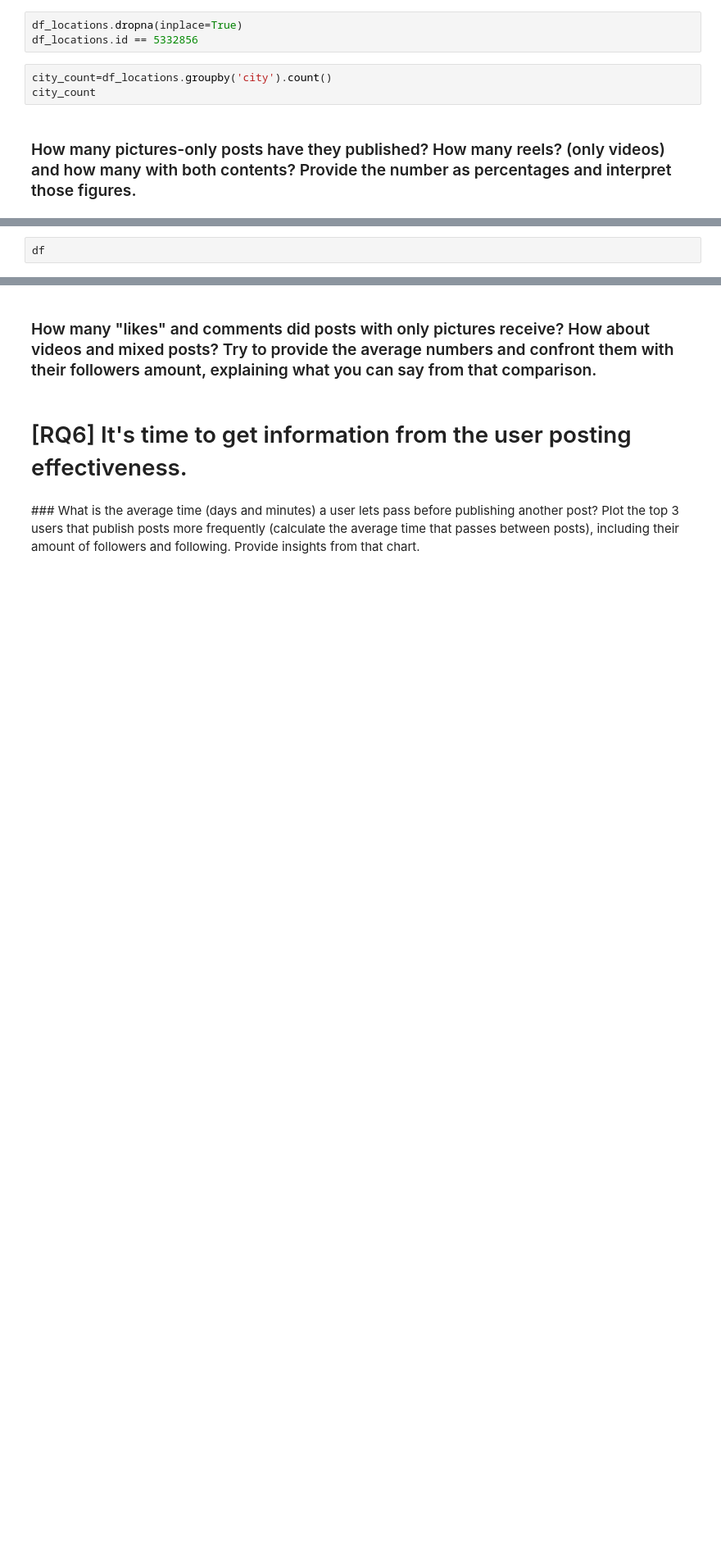
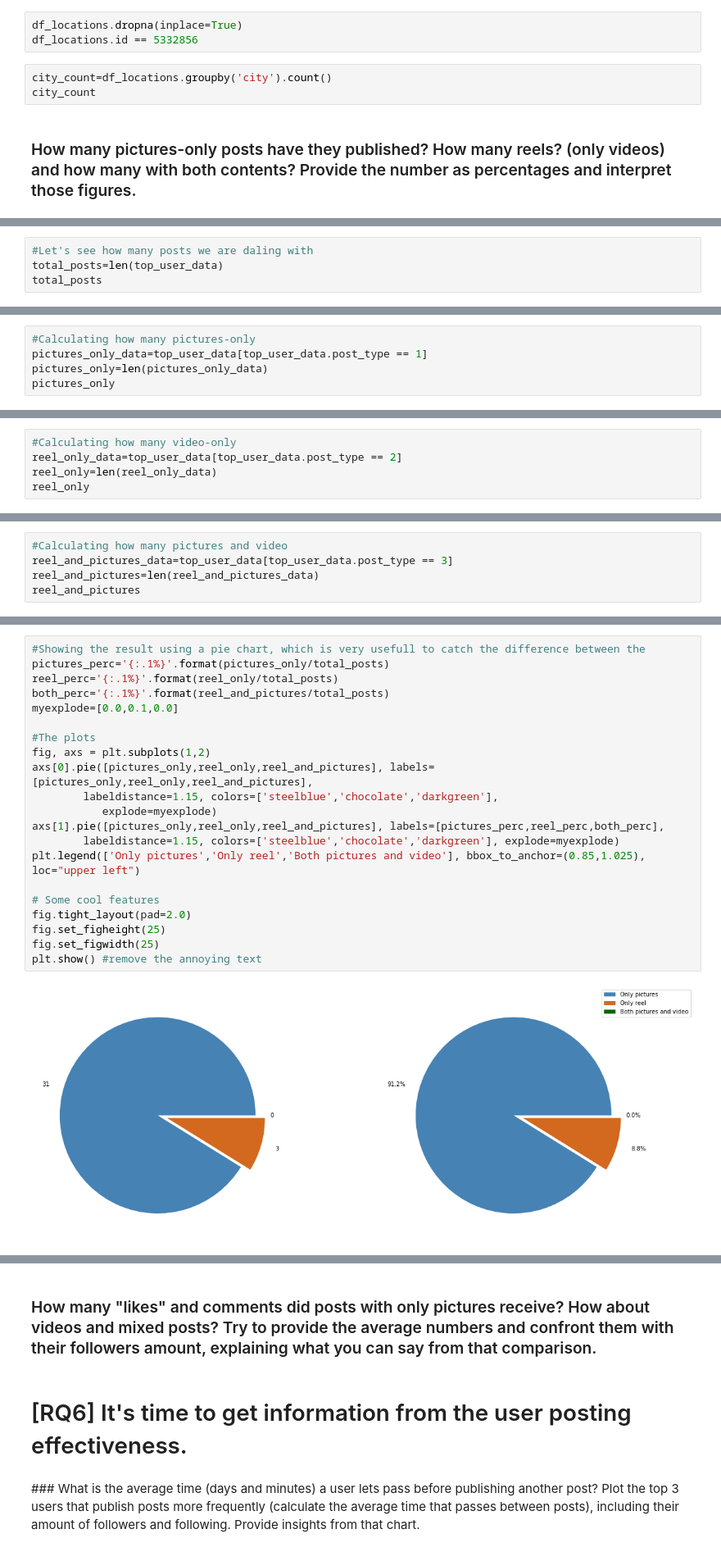
Before and after one commit to MRampo/ADM-HMW2, a Jupyter notebook: 2HW_ADM.ipynb, the cells around one changed output, grey strips where cells are left out. Shown at 82% size. Cells and saved outputs as stored; diff of their text form; blank space fills up the shorter version.

```diff
--- a/2HW_ADM.ipynb
+++ b/2HW_ADM.ipynb
@@ -445,0 +626,4 @@ for id_top in posts_of_top_id['post_id'][:5]:
+# %%
+#Let's see how many posts we are daling with
+total_posts=len(top_user_data)
+total_posts
@@ -445,0 +632,5 @@ for id_top in posts_of_top_id['post_id'][:5]:
+# %%
+#Calculating how many pictures-only
+pictures_only_data=top_user_data[top_user_data.post_type == 1]
+pictures_only=len(pictures_only_data)
+pictures_only
@@ -445,0 +639,5 @@ for id_top in posts_of_top_id['post_id'][:5]:
+# %%
+#Calculating how many video-only
+reel_only_data=top_user_data[top_user_data.post_type == 2]
+reel_only=len(reel_only_data)
+reel_only
@@ -445,0 +646,5 @@ for id_top in posts_of_top_id['post_id'][:5]:
+# %%
+#Calculating how many pictures and video
+reel_and_pictures_data=top_user_data[top_user_data.post_type == 3]
+reel_and_pictures=len(reel_and_pictures_data)
+reel_and_pictures
@@ -446,2 +653,23 @@ for id_top in posts_of_top_id['post_id'][:5]:
 # %%
-df
+#Showing the result using a pie chart, which is very usefull to catch the difference between the
+pictures_perc='{:.1%}'.format(pictures_only/total_posts)
+reel_perc='{:.1%}'.format(reel_only/total_posts)
+both_perc='{:.1%}'.format(reel_and_pictures/total_posts)
+myexplode=[0.0,0.1,0.0]
+
+#The plots
+fig, axs = plt.subplots(1,2)
+axs[0].pie([pictures_only,reel_only,reel_and_pictures], labels=[pictures_only,reel_only,reel_and_pictures],
+        labeldistance=1.15, colors=['steelblue','chocolate','darkgreen'],
+           explode=myexplode)
+axs[1].pie([pictures_only,reel_only,reel_and_pictures], labels=[pictures_perc,reel_perc,both_perc],
+        labeldistance=1.15, colors=['steelblue','chocolate','darkgreen'], explode=myexplode)
+plt.legend(['Only pictures','Only reel','Both pictures and video'], bbox_to_anchor=(0.85,1.025), loc="upper left")
+
+# Some cool features
+fig.tight_layout(pad=2.0)
+fig.set_figheight(25)
+fig.set_figwidth(25)
+plt.show() #remove the annoying text
+# %% [output]
+[figure, added]
```
Also changed, not shown: parts of 44 cells of this notebook.
